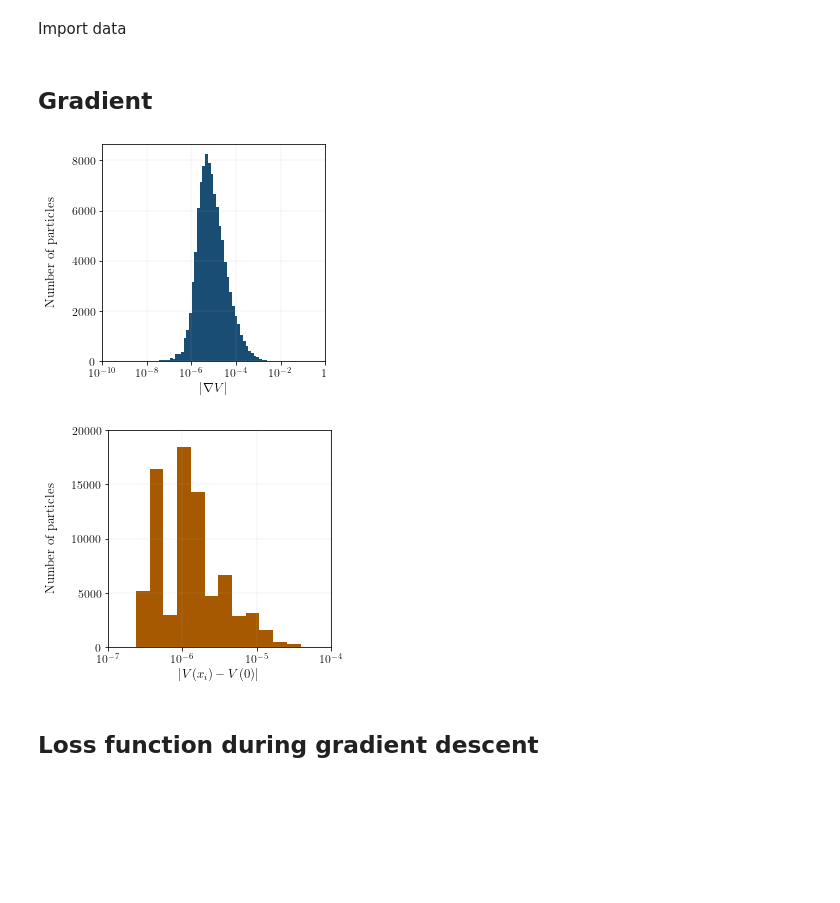
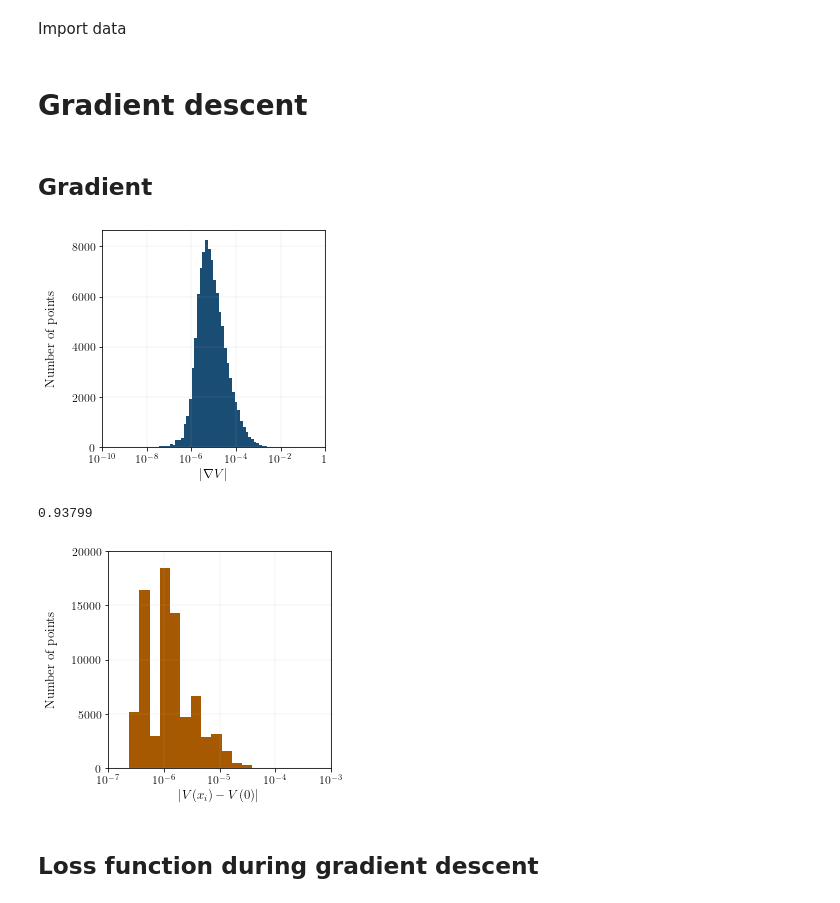
Before and after one commit to c-eloy/MLFlatDirections, a Jupyter notebook: Figures/Figures.ipynb, the cells around one changed output. Drawn from its saved outputs; the diff is of its cells as text; code cells hidden in the pictures; blank space fills up the shorter version.

Commit message:
Update of sec. 3 and 4, and figures.

```diff
--- a/Figures/Figures.ipynb
+++ b/Figures/Figures.ipynb
@@ -41,3 +48,5 @@ history_5d = np.load('Loss_21_05_2025_m2p2init_updateAdam.npy')
+# %% [markdown]
+# Gradient descent
 # %% [markdown]
 ## Gradient
 # %%
@@ -50,15 +59,15 @@ def get_grad(V, x):
     gradients = tape.gradient(loss, x)  # compute ∇V at each point
     return gradients
 # %%
-grads = np.log(np.sum(get_grad(pot.V5d_sugra_1_2_4_8_10,tf.convert_to_tensor(x_5d))**2,axis=1)**.5)/np.log(10)
-mask = np.isfinite(grads)
+loggrads = np.log(np.sum(get_grad(pot.V5d_sugra_1_2_4_8_10,tf.convert_to_tensor(x_5d))**2,axis=1)**.5)/np.log(10)
+mask = np.isfinite(loggrads)
 
 fig, ax1 = plt.subplots(figsize=(4,4))
 
-ax1.hist(grads[mask],bins=100,color=my_colors[0])
+ax1.hist(loggrads[mask],bins=100,color=my_colors[0])
 ax1.set_xlim(-10,0)
 ax1.set_xlabel(r"$\vert\nabla V\vert$")
-ax1.set_ylabel("Number of particles",labelpad=15)
+ax1.set_ylabel("Number of points",labelpad=15)
 ax1.set_yticks([0,2000,4000,6000,8000])
 labels = [item.get_text() for item in ax1.get_xticklabels()]
 labels = [r'$10^{-10}$',r'$10^{-8}$',r'$10^{-6}$',r'$10^{-4}$',r'$10^{-2}$',r'$1$']
@@ -69,32 +78,37 @@ plt.grid(linewidth=0.15)
 # plt.savefig('log_grad_V_hist_21_05_2025.pdf', bbox_inches="tight")
 plt.show()
 # %% [output]
-[figure, old version]
+[figure, new version]
+# %%
+grads = np.sum(get_grad(pot.V5d_sugra_1_2_4_8_10,tf.convert_to_tensor(x_5d))**2,axis=1)**.5
+np.sum(grads<1e-4)/np.shape(grads)[0]
+# %% [output]
+0.93799
 # %%
 dist_to_m4 = np.log(abs(pot.V5d_sugra_1_2_4_8_10(x_5d)+4))/np.log(10)
 mask2 = np.isfinite(dist_to_m4)
 
 fig, ax1 = plt.subplots(figsize=(4,4))
 ax1.hist(dist_to_m4[mask2],bins=20,color=my_colors[1])
 ax1.set_xlabel(r"$\vert V(x_{i}) - V(0)\vert$")
-ax1.set_ylabel("Number of particles", labelpad=15)
-ax1.set_xlim(-7,-4)
+ax1.set_ylabel("Number of points", labelpad=15)
+ax1.set_xlim(-7,-3)
 ax1.set_ylim(0,20000)
-ax1.set_xticks([-7.0,-6.0,-5.0,-4.0])
+ax1.set_xticks([-7.0,-6.0,-5.0,-4.0,-3.0])
 ax1.set_yticks([0,5000,10000,15000,20000])
 xlabels = [item.get_text() for item in ax1.get_xticklabels()]
-xlabels = [r'$10^{-7}$',r'$10^{-6}$',r'$10^{-5}$',r'$10^{-4}$']
+xlabels = [r'$10^{-7}$',r'$10^{-6}$',r'$10^{-5}$',r'$10^{-4}$',r'$10^{-3}$']
 ax1.set_xticklabels(xlabels)
 # ylabels = [item.get_text() for item in ax1.get_yticklabels()]
 # ylabels = [r'$5\times10^{3}$',r'$10^{4}$',r'$1.5\times10^{4}$']
 # ax1.set_yticklabels(ylabels)
 
 plt.grid(linewidth=0.15)
 
 # plt.savefig('log_Vp4_hist_21_05_2025.pdf', bbox_inches="tight")
 plt.show()
 # %% [output]
-[figure, old version]
+[figure, new version]
 # %% [markdown]
 ## Loss function during gradient descent
 # %%
```
Also changed, not shown: parts of 36 cells of this notebook, 9 other files.
